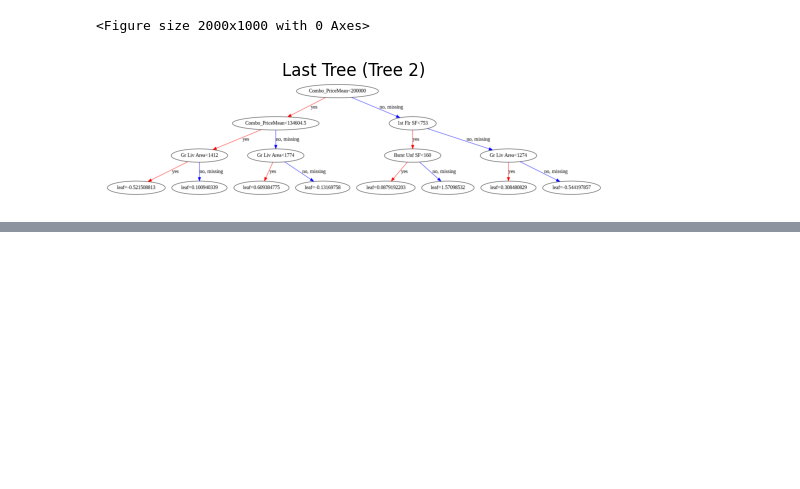
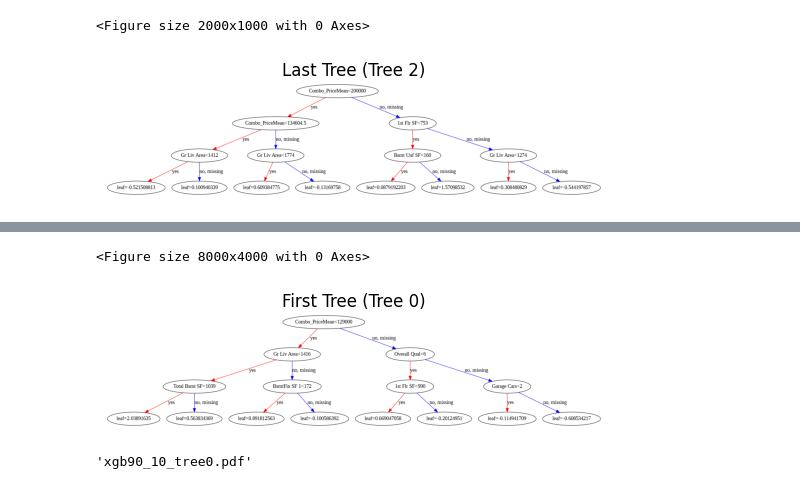
Before and after one commit to hedesiustefan/ML_Project, a Jupyter notebook: Discretization/ML_Lab2_Discretization.ipynb, the cells around one changed output, grey strips where cells are left out. Saved outputs shown, nothing was run; the diff lists cells and outputs as text; code cells hidden in the pictures; blank space fills up the shorter version.

Commit message:
added 90 10 no cv xgboost + eval and tree plot

```diff
--- a/Discretization/ML_Lab2_Discretization.ipynb
+++ b/Discretization/ML_Lab2_Discretization.ipynb
@@ -170,0 +174,6 @@ dot.render("xgb80_20_lasttree", format="pdf")   # or format="svg"
+# %%
+X_train, X_test, y_train, y_test = train_test_split(X, y, test_size=0.1, random_state=42)
+# %%
+xgb90_10 = XGBClassifier(n_estimators=3, max_depth=3, learning_rate=1, objective='multi:softmax', num_class=5)
+# %%
+xgb90_10.fit(X_train, y_train)
@@ -170,0 +223,17 @@ dot.render("xgb80_20_lasttree", format="pdf")   # or format="svg"
+# %%
+'''Plot first and last tree'''
+plt.figure(figsize=(40, 20), dpi=200)
+plot_tree(xgb90_10, num_trees=0)
+plt.title("First Tree (Tree 0)")
+plt.show()
+# %% [output]
+<Figure size 8000x4000 with 0 Axes>
+[figure, added]
+# %%
+'''DO NOT RUN, VISUALIZATION ALREADY EXPORTED AS PDF'''
+
+dot = to_graphviz(xgb90_10, num_trees=0, rankdir='UT')
+
+dot.render("xgb90_10_tree0", format="pdf")
+# %% [output]
+'xgb90_10_tree0.pdf'
```
Also changed, not shown: parts of 8 cells of this notebook, 2 other files.
